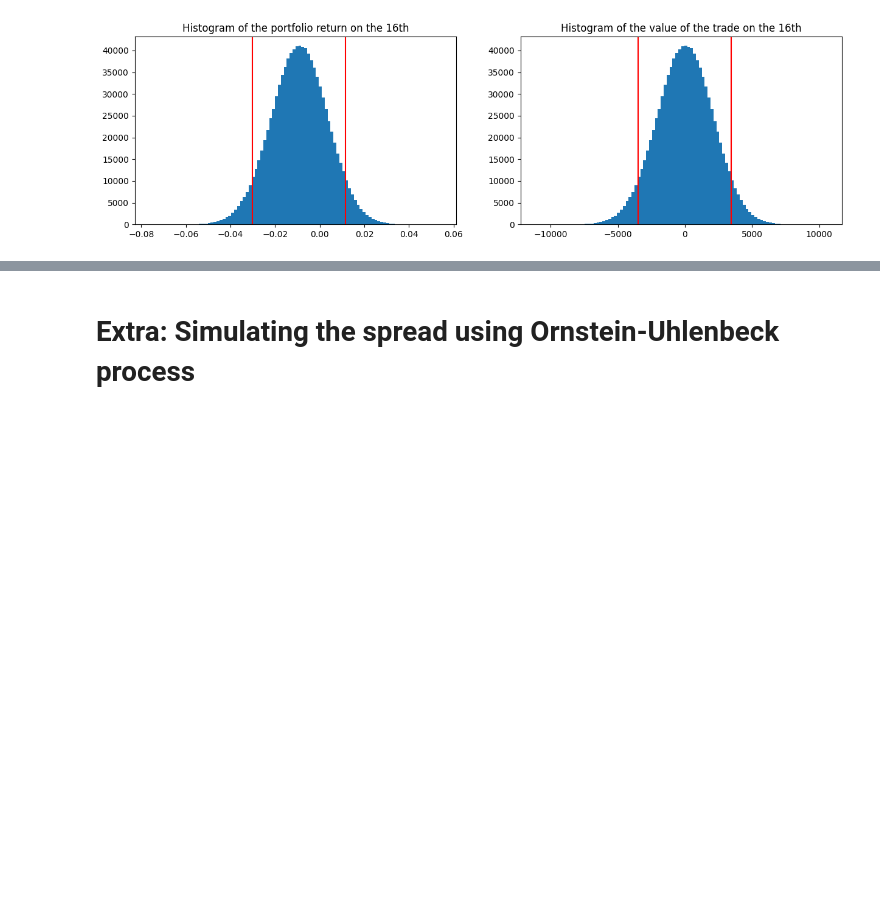
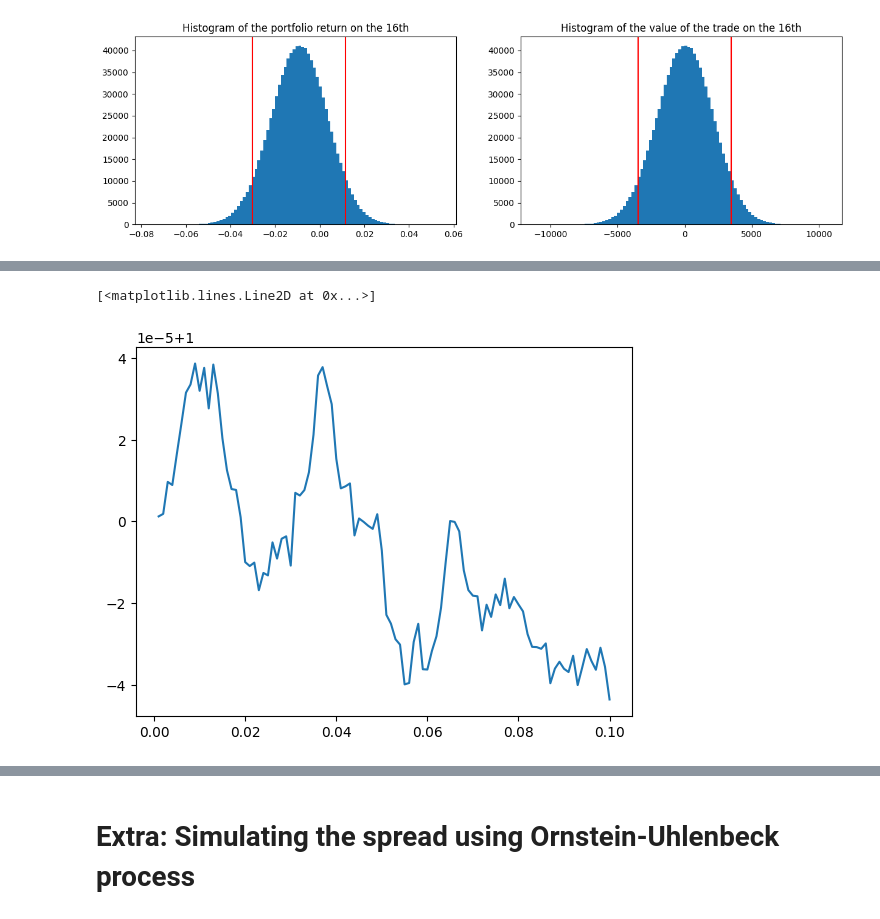
Before and after one commit to kaiwenShen/Pair_trading_coke_pepsi, a Jupyter notebook: ko_pep_pair.ipynb, the cells around one changed output, grey strips where cells are left out. Cells and saved outputs as stored; diff of their text form; code cells hidden in the pictures; blank space fills up the shorter version.

```diff
--- a/ko_pep_pair.ipynb
+++ b/ko_pep_pair.ipynb
@@ -248,0 +252,5 @@ strat_ret = np.cumprod(1+(pos_direction*spread_ret),axis=1)
+# %%
+plt.plot(alpha_list, mean_strat_ret_list)
+# %% [output]
+[<matplotlib.lines.Line2D at 0x...>]
+[figure, added]
```
Also changed, not shown: parts of 53 cells of this notebook.
